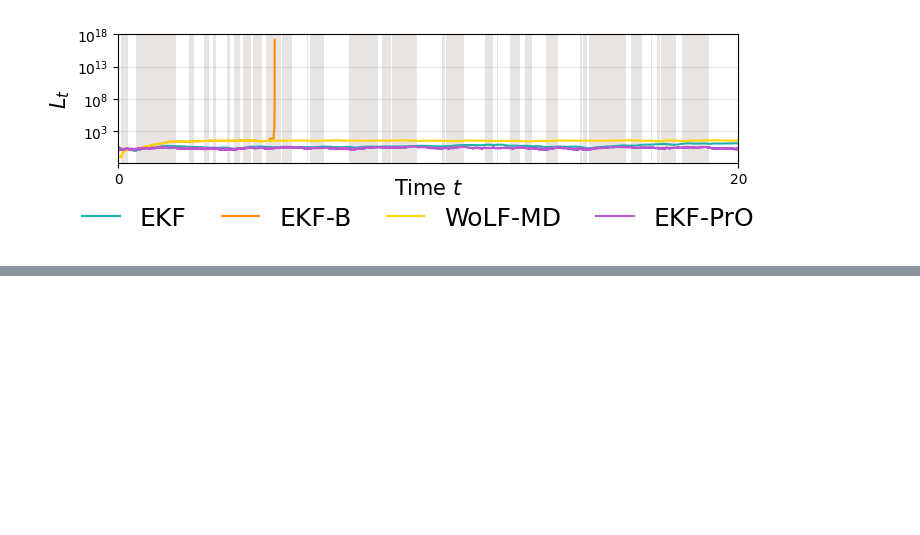
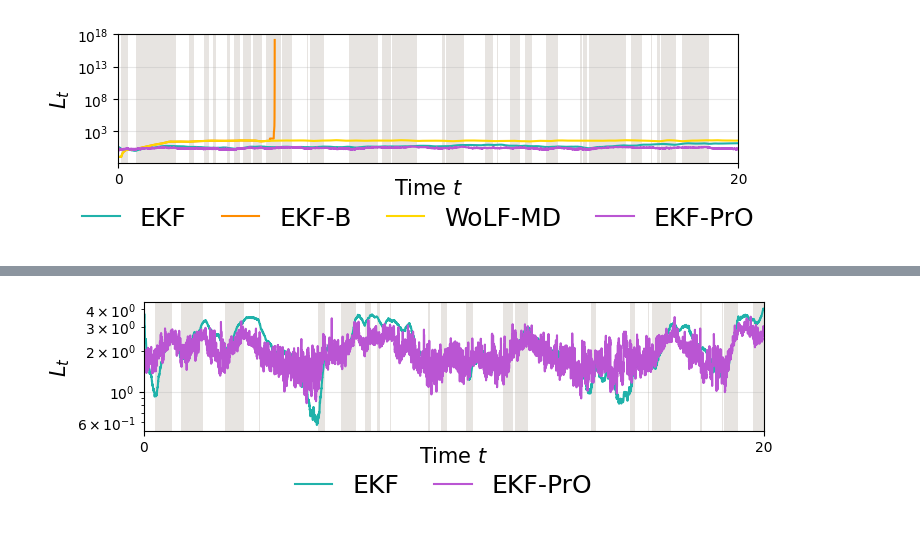
Before and after one commit to dankeann/pro-kalman-filter, a Jupyter notebook: lorenz96.ipynb, the cells around one changed output, grey strips where cells are left out. Saved outputs shown, nothing was run; the diff lists cells and outputs as text; code cells hidden in the pictures; blank space fills up the shorter version.

```diff
--- a/lorenz96.ipynb
+++ b/lorenz96.ipynb
@@ -418,0 +419,57 @@ fig.savefig("lorenz_trace.pdf", bbox_inches="tight")
+# %%
+delta = dt
+n_steps = err.shape[0]
+ts = jnp.arange(n_steps) * delta
+colors = {
+    0: "white",
+    1: "#D8D3CD",
+}
+label = np.array(regs)
+
+import numpy as np
+import matplotlib.pyplot as plt
+
+fig, ax = plt.subplots(figsize=(8, 2.8))
+
+for i, value in enumerate(np.array(label)):
+    ax.axvspan(
+        i * delta,
+        (i + 1) * delta,
+        color=colors[value],
+        alpha=0.6,
+        linewidth=0,
+    )
+
+for m in ["EKF", "EKF-PrO"]:
+    ax.plot(ts, errs[m], label=m, c=cmap[m])
+
+ax.set_xlim(0, len(label) * delta)
+ax.set_ylabel(r"$L_t$", fontsize=15)
+ax.set_yscale("log")
+ax.grid(alpha=0.3)
+ax.set_xticks([0, 20])
+
+# Put xlabel close to the axis, but not in the legend area
+ax.set_xlabel(r"Time $t$", fontsize=15)
+ax.xaxis.set_label_coords(0.5, -0.12)
+
+# Reserve enough bottom margin for both xlabel and legend
+fig.subplots_adjust(bottom=0.42)
+
+handles, legend_labels = ax.get_legend_handles_labels()
+
+fig.legend(
+    handles,
+    legend_labels,
+    loc="lower center",
+    bbox_to_anchor=(0.5, 0.10),
+    ncol=len(legend_labels),
+    fontsize=18,
+    frameon=False,
+    handlelength=1.5,
+    columnspacing=1.4,
+)
+
+fig.savefig("error_lorenz.pdf", bbox_inches="tight")
+# %% [output]
+[figure, added]
```
Also changed, not shown: parts of 5 cells of this notebook, 10 other files.
